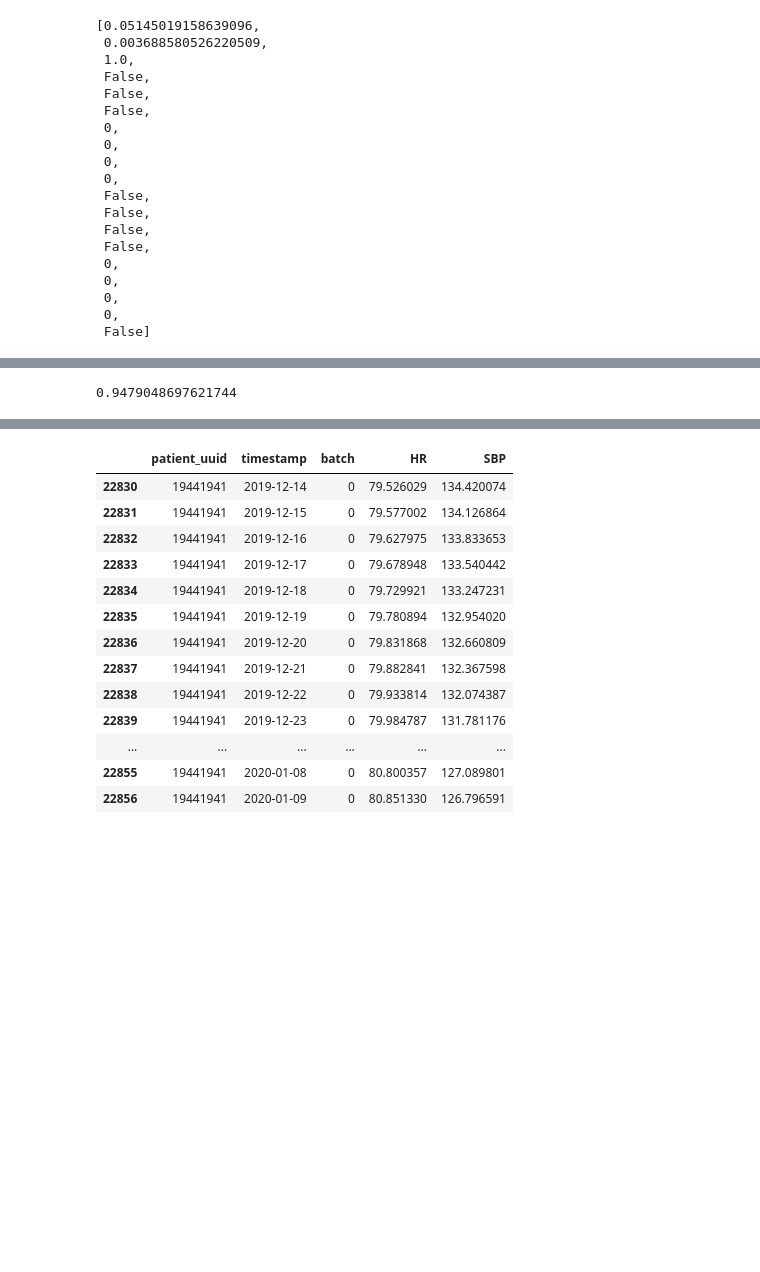
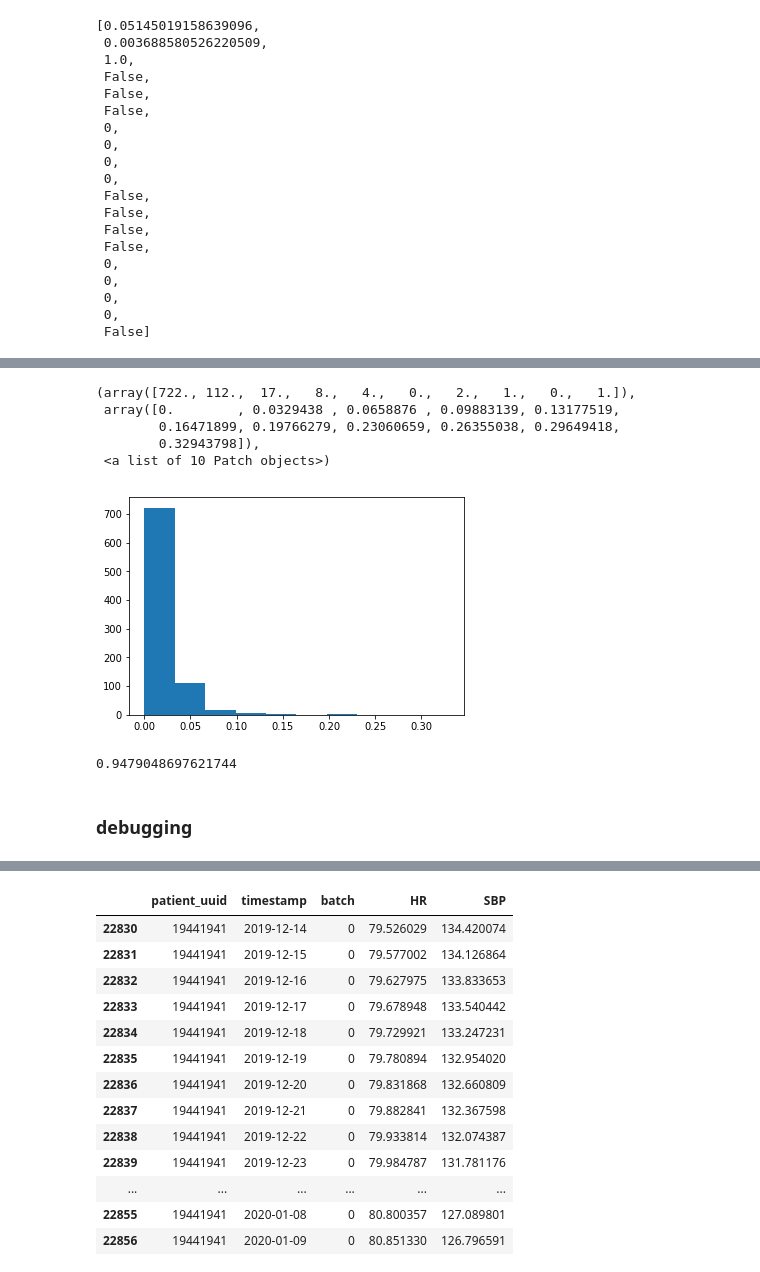
Before and after one commit to PKing70/Sentinel, a Jupyter notebook: VAR/VAR.ipynb, the cells around one changed output, grey strips where cells are left out. Saved outputs shown, nothing was run; the diff lists cells and outputs as text; code cells hidden in the pictures; blank space fills up the shorter version.

```diff
--- a/VAR/VAR.ipynb
+++ b/VAR/VAR.ipynb
@@ -55,6 +80,9 @@ for i in range(len(low_batches)):
     low_patient = low_batches.patient_uuid.iloc[i]
     low_batch = low_batches.batch.iloc[i]
     df_vitals.drop(df_vitals[(df_vitals.patient_uuid == low_patient) & (df_vitals.batch == low_batch)].index, inplace=True)
+# %%
+idx = df_vitals.groupby(['patient_uuid'])['batch'].transform(max) == df_vitals['batch']
+df_vitals = df_vitals[idx]
 # %%
 # Creates patient list based on the cleaned dataframe.
 patients = df_vitals.patient_uuid.unique()
@@ -363,6 +391,8 @@ def var_model(patient):
     max_diff = 2
 
     df_patient = df_vitals[df_vitals.patient_uuid == patient]
+    df_patient
+
     df_patient.index = pd.DatetimeIndex(df_patient.timestamp).to_period('D')
     df_patient = df_patient[['HR','SBP']].copy()
     df_patient2 = df_patient.copy()
@@ -386,7 +416,9 @@ def var_model(patient):
 
 
     model = VAR(df_train)
-    lag_order = 7
+    lag_order = model.select_order(maxlags=20).aic
+    if lag_order == 0:
+        lag_order = 7
     model_fitted = model.fit(lag_order)
     forecast_input = df_train.values[-lag_order:]
     future_input = df_patient.values[-lag_order:]
@@ -402,7 +434,7 @@ def var_model(patient):
         df_future = invert_transformation(df_patient2, df_future, second_diff=False)
     elif diff == 2:
         df_forecast = invert_transformation(df_train2, df_forecast, second_diff=True)
-        df_future = invert_transformation(df_patient2, df_future, second_diff=False)
+        df_future = invert_transformation(df_patient2, df_future, second_diff=True)
 
     return  df_train2, df_test, df_forecast, df_future
 # %%
@@ -608,7 +647,7 @@ def flags(df, report=False):
     flag_message_6 = 'Systolic blood pressure (SBP) greater than 180 bpm detected ' + str(max_SBP) + ' times. \n'
     flag_message_7 = ''
 
-    high_SBP = (df.SBP > 140) & (df.SBP < 179)
+    high_SBP = (df.SBP > 140)
 
     if np.sum(high_SBP[-15:]) > 7:
         high_BP = True
@@ -708,5 +748,10 @@ for patient in patients:
     flag_row = [patient] + flag_row
     data.append(flag_row)
 df_flags = pd.DataFrame(data, columns=flag_columns)
+# %%
+df_flags = df_flags[['patient_uuid', 'HR_error', 'SBP_error', 'algo_accuracy', 'pred_rising_HR', 'actual_rising_HR',
+                     'pred_lowering_HR', 'actual_lowering_HR', 'pred_rising_SBP', 'actual_rising_SBP', 'pred_high_BP',
+                     'actual_high_BP', 'pred_min_HR', 'actual_min_HR', 'pred_max_HR', 'actual_max_HR', 'pred_min_SBP',
+                     'actual_min_SBP', 'pred_max_SBP', 'actual_max_SBP']]
 # %%
 df_flags.to_csv('flag_stats.csv', index=False)
@@ -722,4 +763,15 @@ df_flags.head()
+# %%
+plt.hist(df_flags.HR_error)
+# %% [output]
+(array([722., 112.,  17.,   8.,   4.,   0.,   2.,   1.,   0.,   1.]),
+ array([0.        , 0.0329438 , 0.0658876 , 0.09883139, 0.13177519,
+        0.16471899, 0.19766279, 0.23060659, 0.26355038, 0.29649418,
+        0.32943798]),
+ <a list of 10 Patch objects>)
+[figure, added]
 # %%
 np.mean(df_flags.algo_accuracy)
 # %% [output]
 0.9479048697621744
+# %% [markdown]
+### debugging
```
Also changed, not shown: parts of 40 cells of this notebook.
